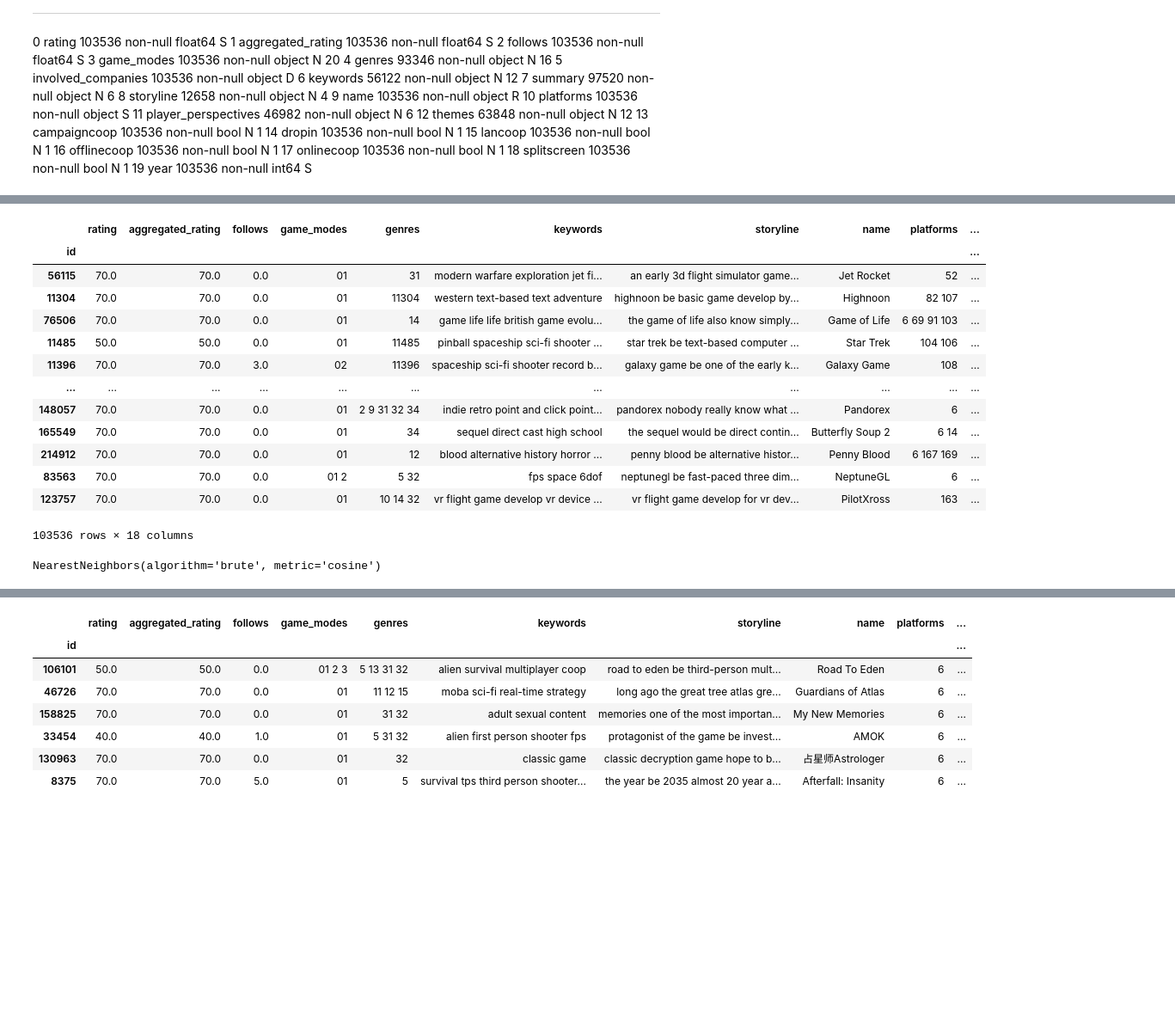
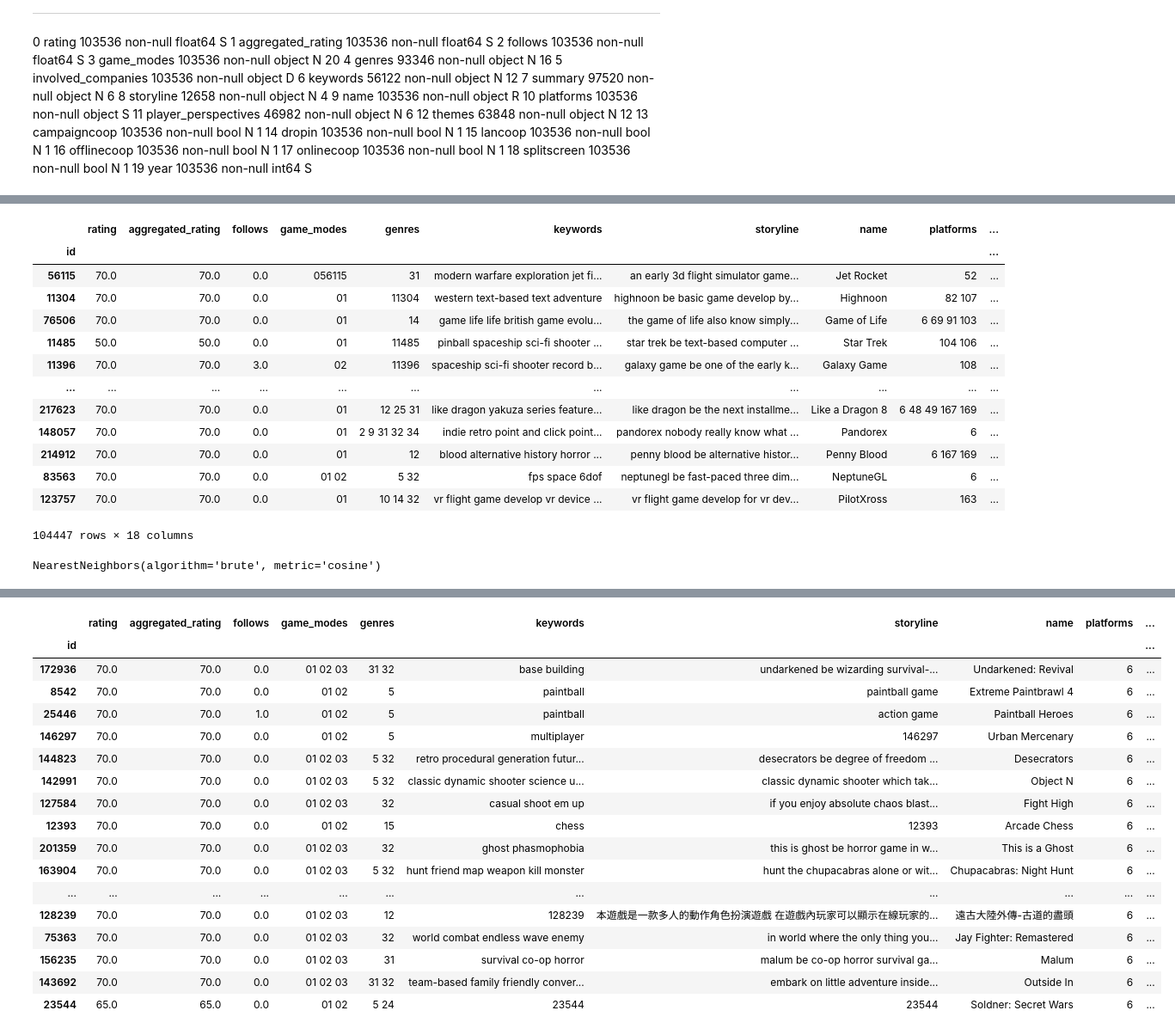
Before and after one commit to pilosadist/energy.classification, a Jupyter notebook: game.recomendation.ipynb, the cells around one changed output, grey strips where cells are left out. Shown: that part at 86% size. Cells and saved outputs as stored; diff of their text form; code cells hidden in the pictures; blank space fills up the shorter version.

Commit message:
base refresh and correct filling of NaN

```diff
--- a/game.recomendation.ipynb
+++ b/game.recomendation.ipynb
@@ -20,6 +20,10 @@ for idx in data.index:
         data.loc[idx, 'keywords'] = str(idx)
     if pd.isna(data.loc[idx, 'themes']):
         data.loc[idx, 'themes'] = str(idx)
+    if pd.isna(data.loc[idx, 'player_perspectives']):
+        data.loc[idx, 'player_perspectives'] = str(idx)
+    if pd.isna(data.loc[idx, 'game_modes']):
+        data.loc[idx, 'game_modes'] = idx
 # %% [markdown]
 
 
@@ -91,8 +95,14 @@ tovectorize = ['game_modes',
                'storyline',
                'player_perspectives',
                'themes']
-data['player_perspectives'] = '0' + data['player_perspectives']
-data['game_modes'] = '0' + data['game_modes']
+def addzero(s):
+    zeroedstring = []
+    for a in s.split():
+        zeroedstring.append('0' + a)
+    return ' '.join(zeroedstring)
+
+data['player_perspectives'] = data['player_perspectives'].apply(addzero)
+data['game_modes'] = data['game_modes'].apply(str).apply(addzero)
 
 vectorizers = {feature: CountVectorizer(stop_words=stopw) for feature in tovectorize}
 bagsofwords = {feature: vectorizers[feature].fit_transform(data[feature]) for feature in tovectorize}
@@ -101,18 +111,18 @@ data
 # %% [output]
 |  | rating | aggregated_rating | follows | game_modes | genres | keywords | storyline | name | platforms | ... |
 | id |  |  |  |  |  |  |  |  |  | ... |
-| 56115 | 70.0 | 70.0 | 0.0 | 01 | 31 | modern warfare exploration jet fi... | an early 3d flight simulator game... | Jet Rocket | 52 | ... |
+| 56115 | 70.0 | 70.0 | 0.0 | 056115 | 31 | modern warfare exploration jet fi... | an early 3d flight simulator game... | Jet Rocket | 52 | ... |
 | 11304 | 70.0 | 70.0 | 0.0 | 01 | 11304 | western text-based text adventure | highnoon be basic game develop by... | Highnoon | 82 107 | ... |
 | 76506 | 70.0 | 70.0 | 0.0 | 01 | 14 | game life life british game evolu... | the game of life also know simply... | Game of Life | 6 69 91 103 | ... |
 | 11485 | 50.0 | 50.0 | 0.0 | 01 | 11485 | pinball spaceship sci-fi shooter ... | star trek be text-based computer ... | Star Trek | 104 106 | ... |
 | 11396 | 70.0 | 70.0 | 3.0 | 02 | 11396 | spaceship sci-fi shooter record b... | galaxy game be one of the early k... | Galaxy Game | 108 | ... |
 | ... | ... | ... | ... | ... | ... | ... | ... | ... | ... | ... |
+| 217623 | 70.0 | 70.0 | 0.0 | 01 | 12 25 31 | like dragon yakuza series feature... | like dragon be the next installme... | Like a Dragon 8 | 6 48 49 167 169 | ... |
 | 148057 | 70.0 | 70.0 | 0.0 | 01 | 2 9 31 32 34 | indie retro point and click point... | pandorex nobody really know what ... | Pandorex | 6 | ... |
-| 165549 | 70.0 | 70.0 | 0.0 | 01 | 34 | sequel direct cast high school | the sequel would be direct contin... | Butterfly Soup 2 | 6 14 | ... |
 | 214912 | 70.0 | 70.0 | 0.0 | 01 | 12 | blood alternative history horror ... | penny blood be alternative histor... | Penny Blood | 6 167 169 | ... |
-| 83563 | 70.0 | 70.0 | 0.0 | 01 2 | 5 32 | fps space 6dof | neptunegl be fast-paced three dim... | NeptuneGL | 6 | ... |
+| 83563 | 70.0 | 70.0 | 0.0 | 01 02 | 5 32 | fps space 6dof | neptunegl be fast-paced three dim... | NeptuneGL | 6 | ... |
 | 123757 | 70.0 | 70.0 | 0.0 | 01 | 10 14 32 | vr flight game develop vr device ... | vr flight game develop for vr dev... | PilotXross | 163 | ... |
-103536 rows × 18 columns
+104447 rows × 18 columns
 # %%
 tosparse = ['campaigncoop',
             'dropin',
@@ -123,12 +133,12 @@ tosparse = ['campaigncoop',
 
 bagsofwords['multiplayermodes'] = scipy.sparse.csr_matrix(data[tosparse].astype(np.int64).values)
 # %%
-weights = {'game_modes': 20,
-           'genres': 12,
-           'keywords':16,
-           'storyline':8,
-           'player_perspectives':6,
-           'themes':12,
+weights = {'game_modes': 10,
+           'genres': 8,
+           'keywords':7,
+           'storyline':5,
+           'player_perspectives':9,
+           'themes':6,
            'multiplayermodes':1}
 
 for i in bagsofwords:
@@ -143,9 +153,11 @@ model_knn.fit(X)
 # %% [output]
 NearestNeighbors(algorithm='brute', metric='cosine')
 # %%
-print(data.loc[28552])
-distances, indices = model_knn.kneighbors(X.getrow(data.index.get_loc(28552)), n_neighbors = 50)
-data.iloc[indices[0]][(data.iloc[indices[0]]['platforms'] == '6')]
+gameid = 19164
+print(data.loc[gameid])
+distances, indices = model_knn.kneighbors(X.getrow(data.index.get_loc(gameid)), n_neighbors = 100)
+result = data.iloc[indices[0]][(data.iloc[indices[0]]['platforms'] == '6')]
+result
 # %% [output]
 rating                                                              70.0
 aggregated_rating                                                   70.0
@@ -169,8 +181,18 @@ Name: 28552, dtype: object
 |  | rating | aggregated_rating | follows | game_modes | genres | keywords | storyline | name | platforms | ... |
 | id |  |  |  |  |  |  |  |  |  | ... |
-| 106101 | 50.0 | 50.0 | 0.0 | 01 2 3 | 5 13 31 32 | alien survival multiplayer coop | road to eden be third-person mult... | Road To Eden | 6 | ... |
-| 46726 | 70.0 | 70.0 | 0.0 | 01 | 11 12 15 | moba sci-fi real-time strategy | long ago the great tree atlas gre... | Guardians of Atlas | 6 | ... |
-| 158825 | 70.0 | 70.0 | 0.0 | 01 | 31 32 | adult sexual content | memories one of the most importan... | My New Memories | 6 | ... |
-| 33454 | 40.0 | 40.0 | 1.0 | 01 | 5 31 32 | alien first person shooter fps | protagonist of the game be invest... | AMOK | 6 | ... |
-| 130963 | 70.0 | 70.0 | 0.0 | 01 | 32 | classic game | classic decryption game hope to b... | 占星师Astrologer | 6 | ... |
-| 8375 | 70.0 | 70.0 | 5.0 | 01 | 5 | survival tps third person shooter... | the year be 2035 almost 20 year a... | Afterfall: Insanity | 6 | ... |
+| 172936 | 70.0 | 70.0 | 0.0 | 01 02 03 | 31 32 | base building | undarkened be wizarding survival-... | Undarkened: Revival | 6 | ... |
+| 8542 | 70.0 | 70.0 | 0.0 | 01 02 | 5 | paintball | paintball game | Extreme Paintbrawl 4 | 6 | ... |
+| 25446 | 70.0 | 70.0 | 1.0 | 01 02 | 5 | paintball | action game | Paintball Heroes | 6 | ... |
+| 146297 | 70.0 | 70.0 | 0.0 | 01 02 | 5 | multiplayer | 146297 | Urban Mercenary | 6 | ... |
+| 144823 | 70.0 | 70.0 | 0.0 | 01 02 03 | 5 32 | retro procedural generation futur... | desecrators be degree of freedom ... | Desecrators | 6 | ... |
+| 142991 | 70.0 | 70.0 | 0.0 | 01 02 03 | 5 32 | classic dynamic shooter science u... | classic dynamic shooter which tak... | Object N | 6 | ... |
+| 127584 | 70.0 | 70.0 | 0.0 | 01 02 03 | 32 | casual shoot em up | if you enjoy absolute chaos blast... | Fight High | 6 | ... |
+| 12393 | 70.0 | 70.0 | 0.0 | 01 02 | 15 | chess | 12393 | Arcade Chess | 6 | ... |
+| 201359 | 70.0 | 70.0 | 0.0 | 01 02 03 | 32 | ghost phasmophobia | this is ghost be horror game in w... | This is a Ghost | 6 | ... |
+| 163904 | 70.0 | 70.0 | 0.0 | 01 02 03 | 5 32 | hunt friend map weapon kill monster | hunt the chupacabras alone or wit... | Chupacabras: Night Hunt | 6 | ... |
+| ... | ... | ... | ... | ... | ... | ... | ... | ... | ... | ... |
+| 128239 | 70.0 | 70.0 | 0.0 | 01 02 03 | 12 | 128239 | 本遊戲是一款多人的動作角色扮演遊戲 在遊戲內玩家可以顯示在線玩家的... | 遠古大陸外傳-古道的盡頭 | 6 | ... |
+| 75363 | 70.0 | 70.0 | 0.0 | 01 02 03 | 32 | world combat endless wave enemy | in world where the only thing you... | Jay Fighter: Remastered | 6 | ... |
+| 156235 | 70.0 | 70.0 | 0.0 | 01 02 03 | 31 | survival co-op horror | malum be co-op horror survival ga... | Malum | 6 | ... |
+| 143692 | 70.0 | 70.0 | 0.0 | 01 02 03 | 31 32 | team-based family friendly conver... | embark on little adventure inside... | Outside In | 6 | ... |
+| 23544 | 65.0 | 65.0 | 0.0 | 01 02 | 5 24 | 23544 | 23544 | Soldner: Secret Wars | 6 | ... |
```
Also changed, not shown: parts of 2 cells of this notebook, 4 other files.
